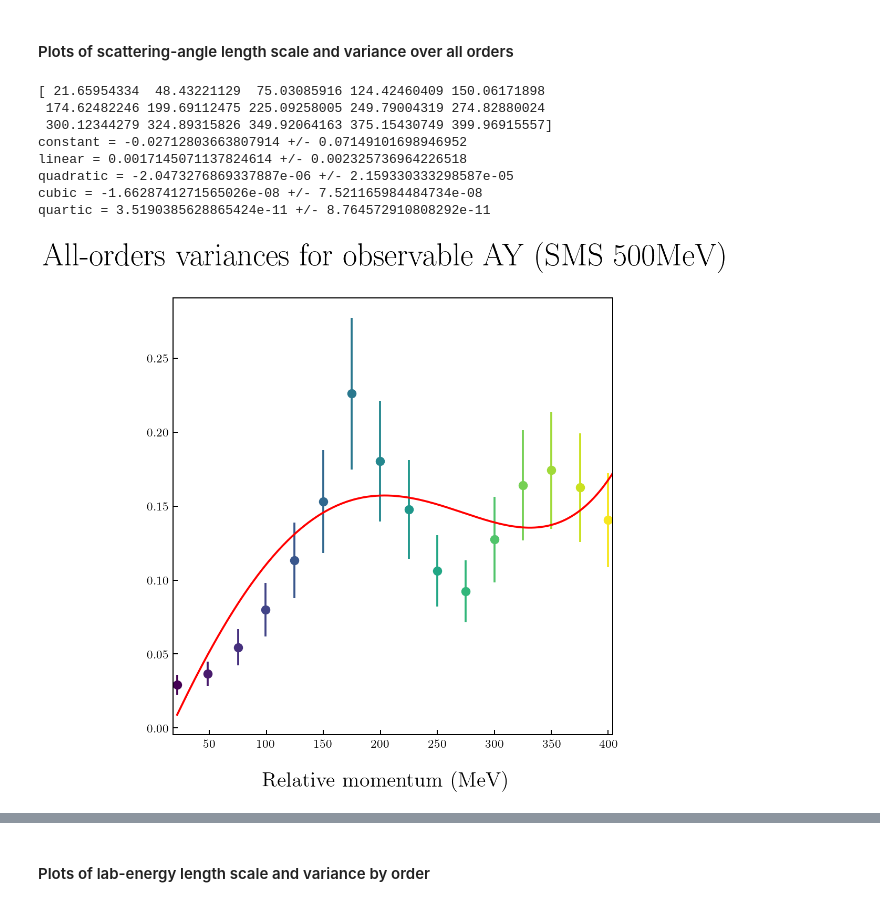
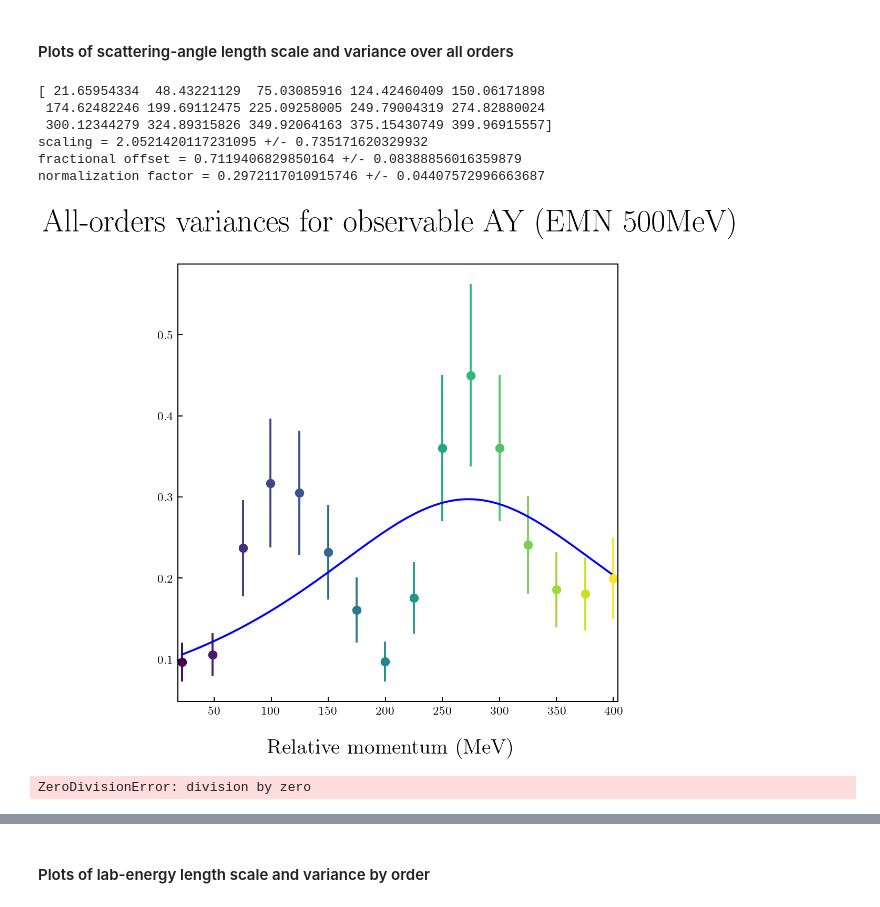
Before and after one commit to buqeye/modern_nn_potentials, a Jupyter notebook: notebooks/paper_figures_2.ipynb, the cells around one changed output, grey strips where cells are left out. Cells and saved outputs as stored; diff of their text form; code cells hidden in the pictures.

```diff
--- a/notebooks/paper_figures_2.ipynb
+++ b/notebooks/paper_figures_2.ipynb
@@ -385,7 +385,7 @@ fig_fit_sgt_ho.savefig('figures2/' + 'Lambdab_vs_meff_sgt_ho')
 #### Sets meshes and extracts coefficients from the data for a particular observable and potential
 # %%
 # sets the potential of interest
-ScaleScheme = RKE500MeV
+ScaleScheme = EMN500MeV
 # %%
 # choose energy and angle meshes
 t_lab = ScaleScheme.get_data("t_lab")
@@ -435,8 +435,8 @@ else:
     obs_data = ScaleScheme.get_data(obs_data_name)
 
 # sets values of the breakdown and soft scales
-Lambda_b_coeffs = 570
-mpi_eff_coeffs = 138
+Lambda_b_coeffs = 510
+mpi_eff_coeffs = 63
 
 # sets reference scale
 if obs_data_name == "DSG":
@@ -742,6 +746,10 @@ axs_tlab_var_all_stddev_array = np.array([])
 
 def power_series(x, a, b, c, d, e):
     return a + b * x**(1) + c * x**(2) + d * x**(3) + e * x**(4)
+
+def lorentzian(x, k, delta, M):
+    R = np.max(x) - np.min(x)
+    return M * (1 + (k / R * (x - delta * R))**(2))**(-1)
 
 # plots at each energy in mesh
 for t in t_lab_subset:
@@ -792,47 +800,58 @@ outlier_mask = np.ones(len(t_lab_subset), dtype = bool)
 outlier_mask[3] = False
 print(t_lab_subset[outlier_mask])
 
 # fits the points to a line
-popt, pcov = scipy.optimize.curve_fit(power_series, t_lab_subset[outlier_mask],
+# popt, pcov = scipy.optimize.curve_fit(power_series, t_lab_subset[outlier_mask],
+#                                     axs_tlab_var_all_array[outlier_mask],
+# #                                     sigma = axs_tlab_var_all_stddev_array
+#                                      )
+popt, pcov = scipy.optimize.curve_fit(lorentzian, t_lab_subset[outlier_mask],
                                     axs_tlab_var_all_array[outlier_mask],
 #                                     sigma = axs_tlab_var_all_stddev_array
                                      )
 
 # plots the line of best fit
 axs_tlab_var_all.plot(t_lab_input,
-            power_series(t_lab_input, *popt),
-            color = "red",
+#             power_series(t_lab_input, *popt),
+#             color = "red",
+            lorentzian(t_lab_input, *popt),
+            color = "blue",
 #            label = orders_labels_dict[len(ScaleSchemeQ_list[ss_idx].orders_full) - orders_ell + o_idx + 1] +
 # #                     rf": $\Lambda_{{b}} = {popt[0]:3.0f}\,\mathrm{{MeV}}, m_{{\mathrm{{eff}}}} = {popt[1]:3.0f}\,\mathrm{{MeV}}$",
 #             rf": $({popt[0]:2.0f} \pm {np.sqrt(pcov[0, 0]):2.0f}) x \wedge ({popt[1]:1.1f} \pm {np.sqrt(pcov[1, 1]):1.1f})$",
             )
 # prints the best fit values
 # print("offset = " + str(popt[0]) + " +/- " + str(np.sqrt(pcov[0, 0])))
 # print("scaling = " + str(popt[1]) + " +/- " + str(np.sqrt(pcov[1, 1])))
-print("constant = " + str(popt[0]) + " +/- " + str(np.sqrt(pcov[0, 0])))
-print("linear = " + str(popt[1]) + " +/- " + str(np.sqrt(pcov[1, 1])))
-print("quadratic = " + str(popt[2]) + " +/- " + str(np.sqrt(pcov[2, 2])))
-print("cubic = " + str(popt[3]) + " +/- " + str(np.sqrt(pcov[3, 3])))
-print("quartic = " + str(popt[4]) + " +/- " + str(np.sqrt(pcov[4, 4])))
+# print("constant = " + str(popt[0]) + " +/- " + str(np.sqrt(pcov[0, 0])))
+# print("linear = " + str(popt[1]) + " +/- " + str(np.sqrt(pcov[1, 1])))
+# print("quadratic = " + str(popt[2]) + " +/- " + str(np.sqrt(pcov[2, 2])))
+# print("cubic = " + str(popt[3]) + " +/- " + str(np.sqrt(pcov[3, 3])))
+# print("quartic = " + str(popt[4]) + " +/- " + str(np.sqrt(pcov[4, 4])))
+print("scaling = " + str(popt[0]) + " +/- " + str(np.sqrt(pcov[0, 0])))
+print("fractional offset = " + str(popt[1]) + " +/- " + str(np.sqrt(pcov[1, 1])))
+print("normalization factor = " + str(popt[2]) + " +/- " + str(np.sqrt(pcov[2, 2])))
 
 axs_tlab_var_all.set_xlim(left = np.min(t_lab_subset) - 0.01 * (np.max(t_lab_subset) - np.min(t_lab_subset)),
                          right = np.max(t_lab_subset) + 0.01 * (np.max(t_lab_subset) - np.min(t_lab_subset)))
 
 # saves figures
 fig_tlab_var_all.savefig('figures2/' + 'var' + '_' + 'tlab_slices' + '_' + 'allorders' + '_' +
                     ScaleScheme.potential_string + ScaleScheme.cutoff_string + '_' +
                     obs_data_name + '_Q' + Q_type + '_' + p_type + '_' + t_lab_name + '_' +
                     degrees_name)
 # %% [output]
 [ 21.65954334  48.43221129  75.03085916 124.42460409 150.06171898
  174.62482246 199.69112475 225.09258005 249.79004319 274.82880024
  300.12344279 324.89315826 349.92064163 375.15430749 399.96915557]
-constant = -0.02712803663807914 +/- 0.07149101698946952
-linear = 0.0017145071137824614 +/- 0.002325736964226518
-quadratic = -2.0473276869337887e-06 +/- 2.159330333298587e-05
-cubic = -1.6628741271565026e-08 +/- 7.521165984484734e-08
-quartic = 3.5190385628865424e-11 +/- 8.764572910808292e-11
+scaling = 2.0521420117231095 +/- 0.735171620329932
+fractional offset = 0.7119406829850164 +/- 0.08388856016359879
+normalization factor = 0.2972117010915746 +/- 0.04407572996663687
-[figure, old version]
+[figure, new version]
+# %%
+1/0
+# %% [output]
+ZeroDivisionError: division by zero
 # %%
 # fig_tlab_var_all_yref, axs_tlab_var_all_yref = plt.subplots(1, 2,
 #                     sharex = True, sharey=False, figsize=(12, 6))
```
Also changed, not shown: parts of 10 cells of this notebook, 3 other files.
